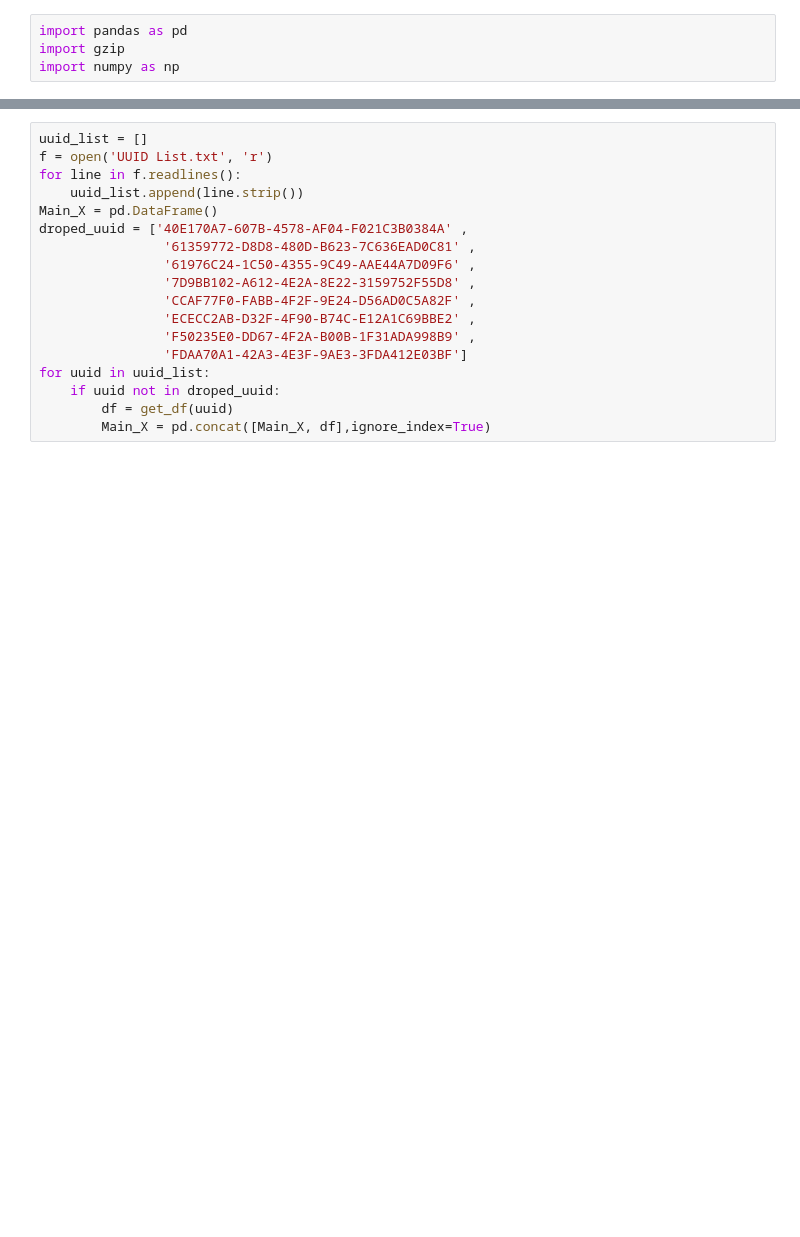
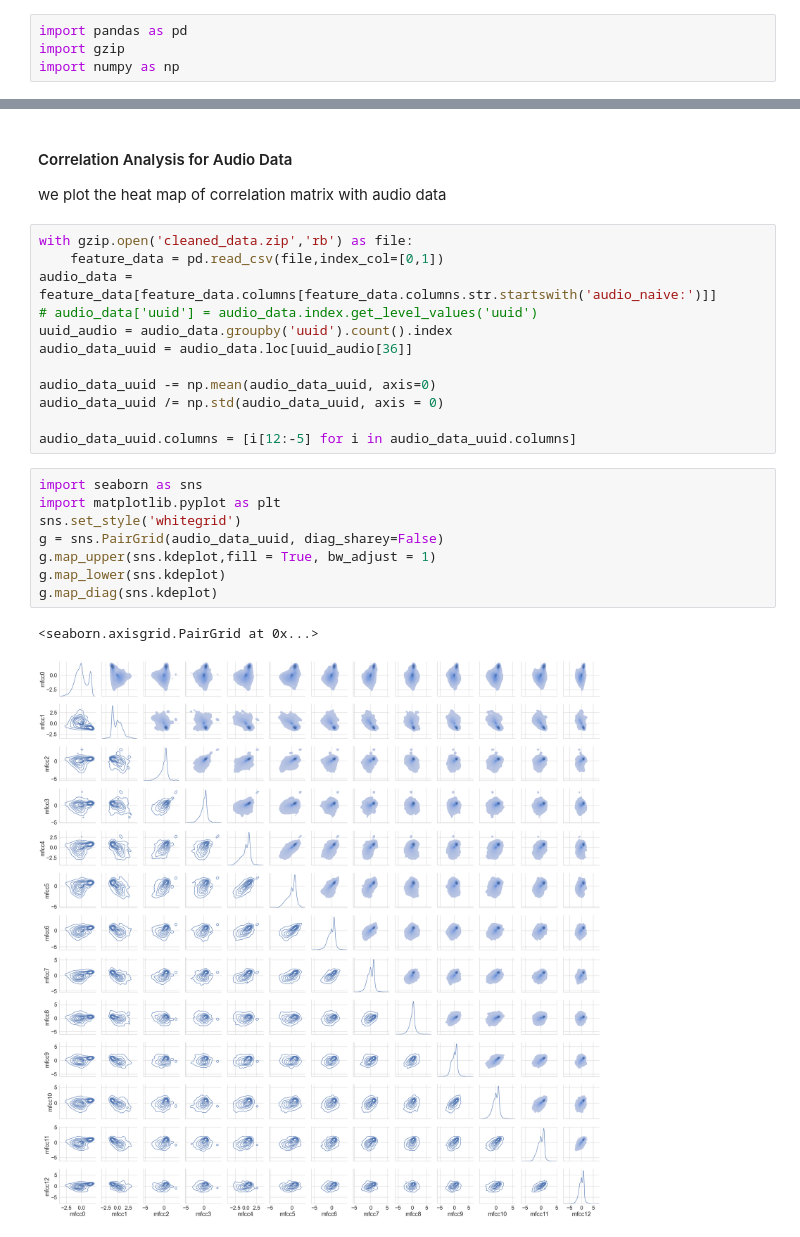
Before and after one commit to Vancelrsky/Four-Guys-DSGP, a Jupyter notebook: Test.ipynb, the cells around one changed output, grey strips where cells are left out. Cells and saved outputs as stored; diff of their text form; blank space fills up the shorter version.

```diff
--- a/Test.ipynb
+++ b/Test.ipynb
@@ -72,18 +5,26 @@ def get_df(uuid):
-# %%
-uuid_list = []
-f = open('UUID List.txt', 'r')
-for line in f.readlines():
-    uuid_list.append(line.strip())
-Main_X = pd.DataFrame()
-droped_uuid = ['40E170A7-607B-4578-AF04-F021C3B0384A' ,
-                '61359772-D8D8-480D-B623-7C636EAD0C81' ,
-                '61976C24-1C50-4355-9C49-AAE44A7D09F6' ,
-                '7D9BB102-A612-4E2A-8E22-3159752F55D8' ,
-                'CCAF77F0-FABB-4F2F-9E24-D56AD0C5A82F' ,
-                'ECECC2AB-D32F-4F90-B74C-E12A1C69BBE2' ,
-                'F50235E0-DD67-4F2A-B00B-1F31ADA998B9' ,
-                'FDAA70A1-42A3-4E3F-9AE3-3FDA412E03BF']
-for uuid in uuid_list:
-    if uuid not in droped_uuid:
-        df = get_df(uuid)
-        Main_X = pd.concat([Main_X, df],ignore_index=True)
+# %% [markdown]
+#### Correlation Analysis for Audio Data
+we plot the heat map of correlation matrix with audio data
+# %%
+with gzip.open('cleaned_data.zip','rb') as file:
+    feature_data = pd.read_csv(file,index_col=[0,1])
+audio_data = feature_data[feature_data.columns[feature_data.columns.str.startswith('audio_naive:')]]
+# audio_data['uuid'] = audio_data.index.get_level_values('uuid')
+uuid_audio = audio_data.groupby('uuid').count().index
+audio_data_uuid = audio_data.loc[uuid_audio[36]]
+
+audio_data_uuid -= np.mean(audio_data_uuid, axis=0)
+audio_data_uuid /= np.std(audio_data_uuid, axis = 0)
+
+audio_data_uuid.columns = [i[12:-5] for i in audio_data_uuid.columns]
+# %%
+import seaborn as sns
+import matplotlib.pyplot as plt
+sns.set_style('whitegrid')
+g = sns.PairGrid(audio_data_uuid, diag_sharey=False)
+g.map_upper(sns.kdeplot,fill = True, bw_adjust = 1)
+g.map_lower(sns.kdeplot)
+g.map_diag(sns.kdeplot)
+# %% [output]
+<seaborn.axisgrid.PairGrid at 0x...>
+[figure, added]
```
Also changed, not shown: parts of 4 cells of this notebook, 6 other files.
